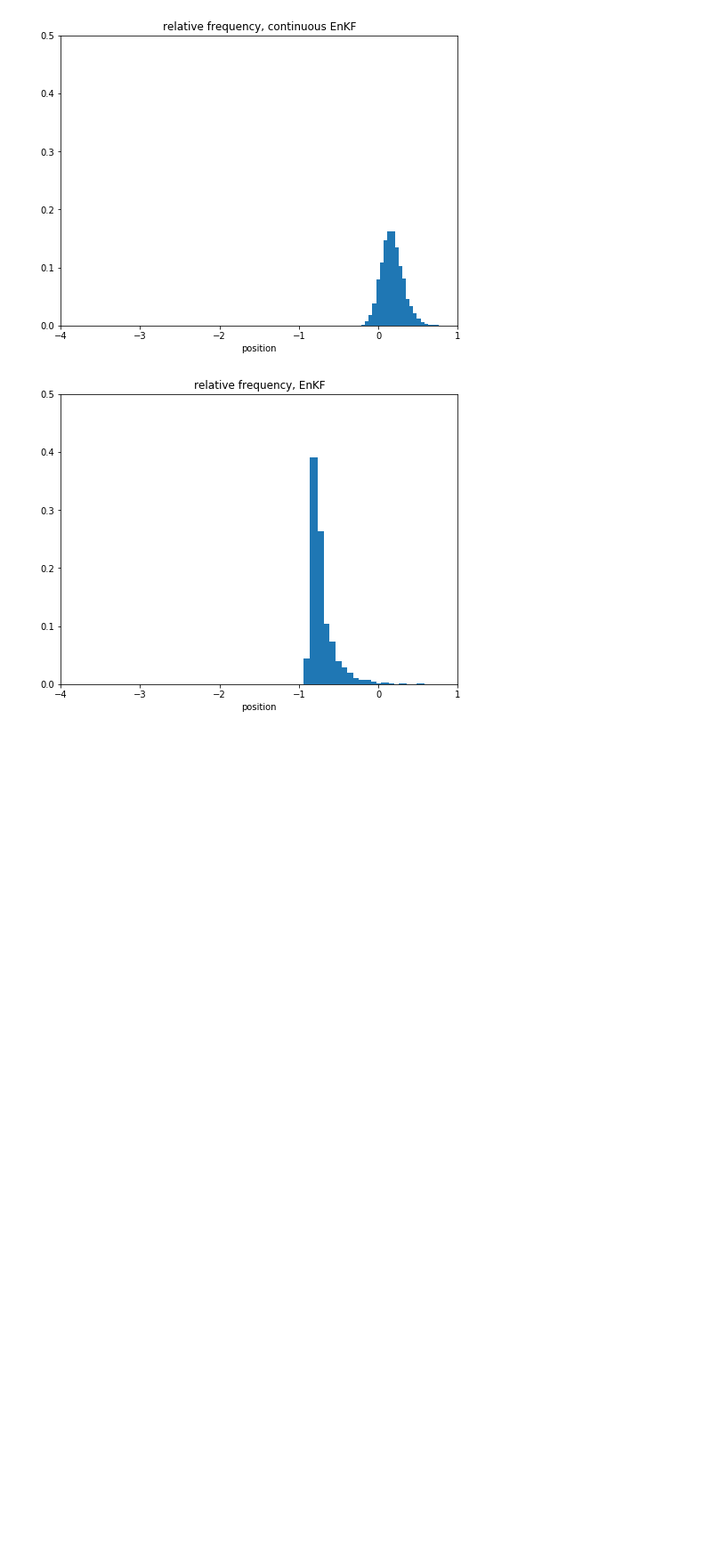
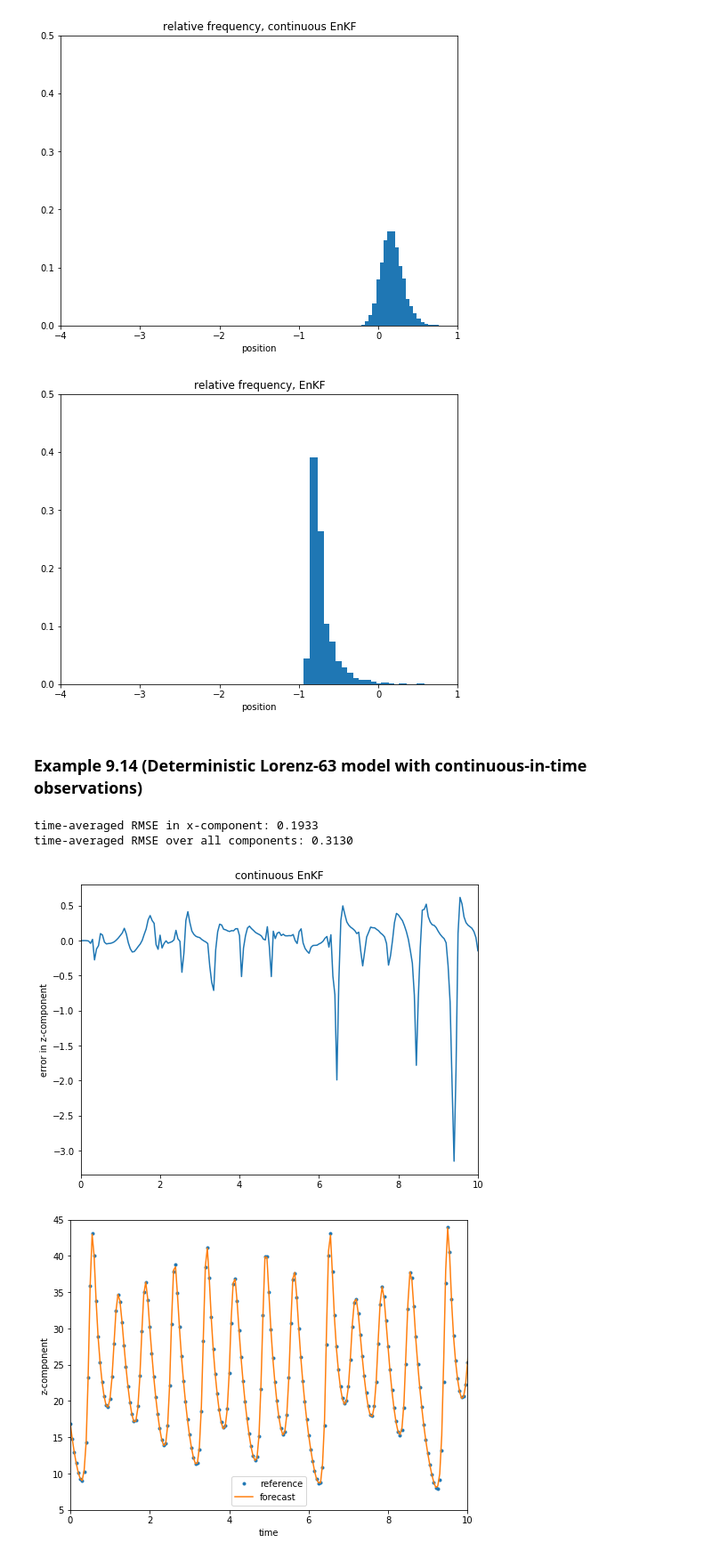
Before and after one commit to ray-chew/probabilistic_forecasting_examples, a Jupyter notebook: Chapter 9.ipynb, the cells around one changed output. Shown at 89% size. Saved outputs shown, nothing was run; the diff lists cells and outputs as text; code cells hidden in the pictures; blank space fills up the shorter version.

```diff
--- a/Chapter 9.ipynb
+++ b/Chapter 9.ipynb
@@ -562,3 +562,5 @@ plt.show()
 # %% [output]
 [figure]
 [figure]
+# %% [markdown]
+### Example 9.14 (Deterministic Lorenz-63 model with continuous-in-time observations)
@@ -564,0 +660,26 @@ plt.show()
+# %%
+print("time-averaged RMSE in x-component: %.4f" %error1EnKF)
+print("time-averaged RMSE over all components: %.4f" %error2EnKF)
+
+fig4a = plt.figure(figsize=(8,6))
+plt.plot(time[::20],ur[2,::20]-uf[2,::20])
+plt.title("continuous EnKF")
+plt.ylabel("error in z-component")
+plt.xlim([0,10])
+#plt.ylim([-2,2])
+plt.show()
+
+fig4b = plt.figure(figsize=(8,6))
+plt.plot(time[::20],ur[2,::20], '.')
+plt.plot(time[::20],uf[2,::20], '-')
+plt.legend(["reference","forecast"])
+plt.xlabel("time")
+plt.ylabel("z-component")
+plt.xlim([0.0,10.0])
+plt.ylim([5.0,45.0])
+plt.show()
+# %% [output]
+time-averaged RMSE in x-component: 0.1933
+time-averaged RMSE over all components: 0.3130
+[figure, added]
+[figure, added]
```
Also changed, not shown: parts of 1 cell of this notebook.
